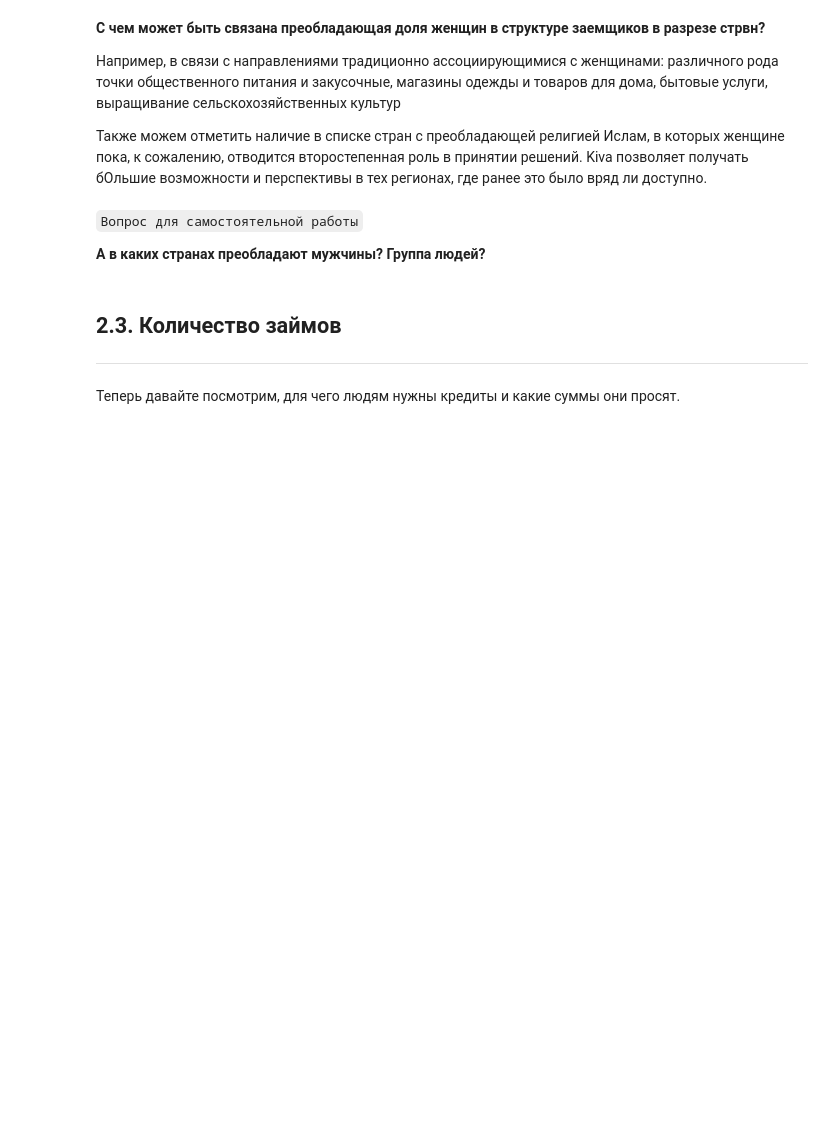
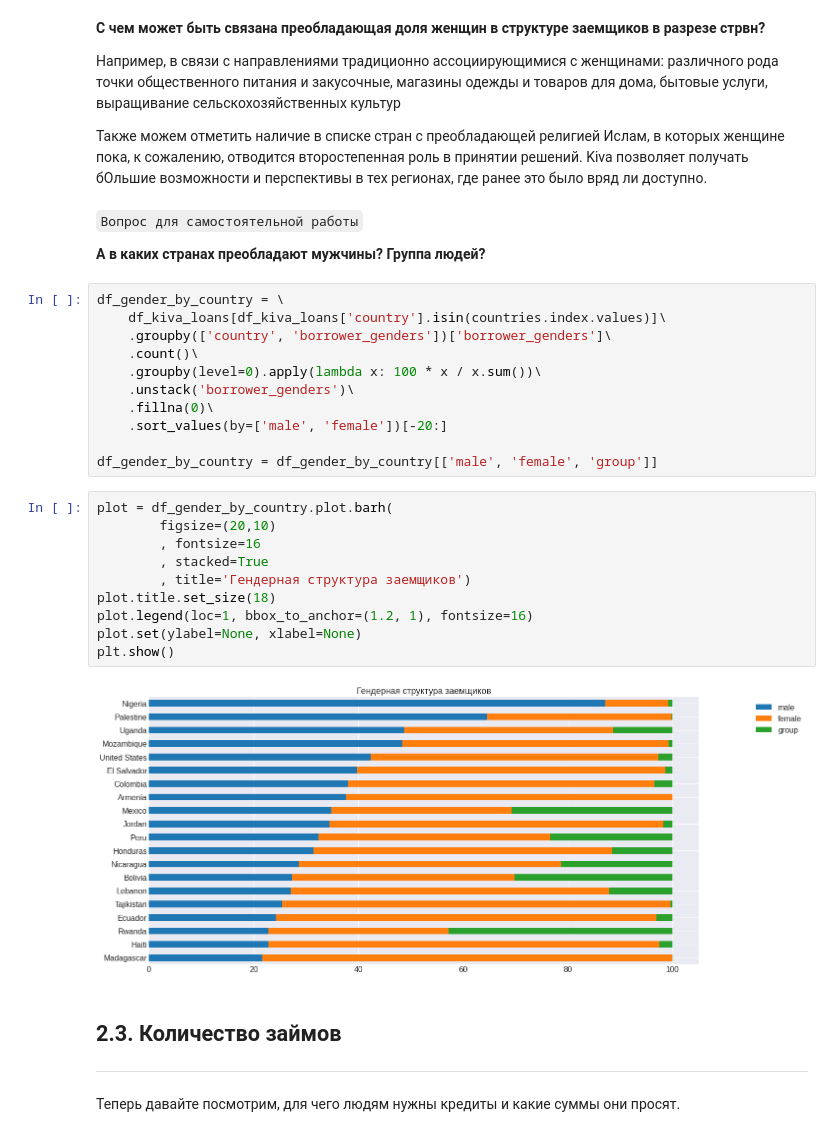
Before and after one commit to ddmitry80/ds_junior_analytics, a Jupyter notebook: Разведочный анализ данных EDA/Домашка/Мастер_класс_Разведочный_анализ_данных_&_Подготовка_отчетов_Конспект.ipynb, the cells around one changed output. Cells and saved outputs as stored; diff of their text form; blank space fills up the shorter version.

```diff
--- a/Разведочный анализ данных EDA/Домашка/Мастер_класс_Разведочный_анализ_данных_&_Подготовка_отчетов_Конспект.ipynb
+++ b/Разведочный анализ данных EDA/Домашка/Мастер_класс_Разведочный_анализ_данных_&_Подготовка_отчетов_Конспект.ipynb
@@ -333,6 +333,29 @@ Kiva позволяет получать бОльшие возможности
 `Вопрос для самостоятельной работы`
 
 **А в каких странах преобладают мужчины? Группа людей?**
+# %%
+df_gender_by_country = \
+    df_kiva_loans[df_kiva_loans['country'].isin(countries.index.values)]\
+    .groupby(['country', 'borrower_genders'])['borrower_genders']\
+    .count()\
+    .groupby(level=0).apply(lambda x: 100 * x / x.sum())\
+    .unstack('borrower_genders')\
+    .fillna(0)\
+    .sort_values(by=['male', 'female'])[-20:]
+
+df_gender_by_country = df_gender_by_country[['male', 'female', 'group']]
+# %%
+plot = df_gender_by_country.plot.barh(
+        figsize=(20,10)
+        , fontsize=16
+        , stacked=True
+        , title='Гендерная структура заемщиков')
+plot.title.set_size(18)
+plot.legend(loc=1, bbox_to_anchor=(1.2, 1), fontsize=16)
+plot.set(ylabel=None, xlabel=None)
+plt.show()
+# %% [output]
+[figure, added]
 # %% [markdown]
 ## 2.3. Количество займов
 ***
```
Also changed, not shown: parts of 32 cells of this notebook.
